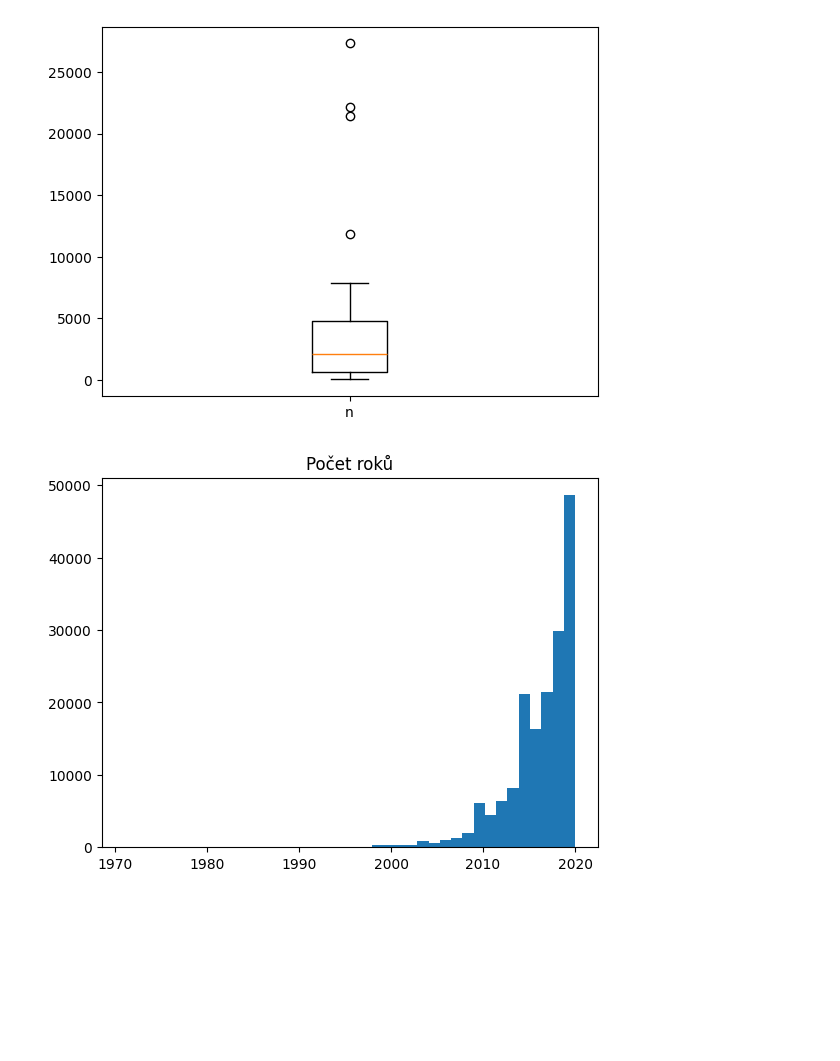
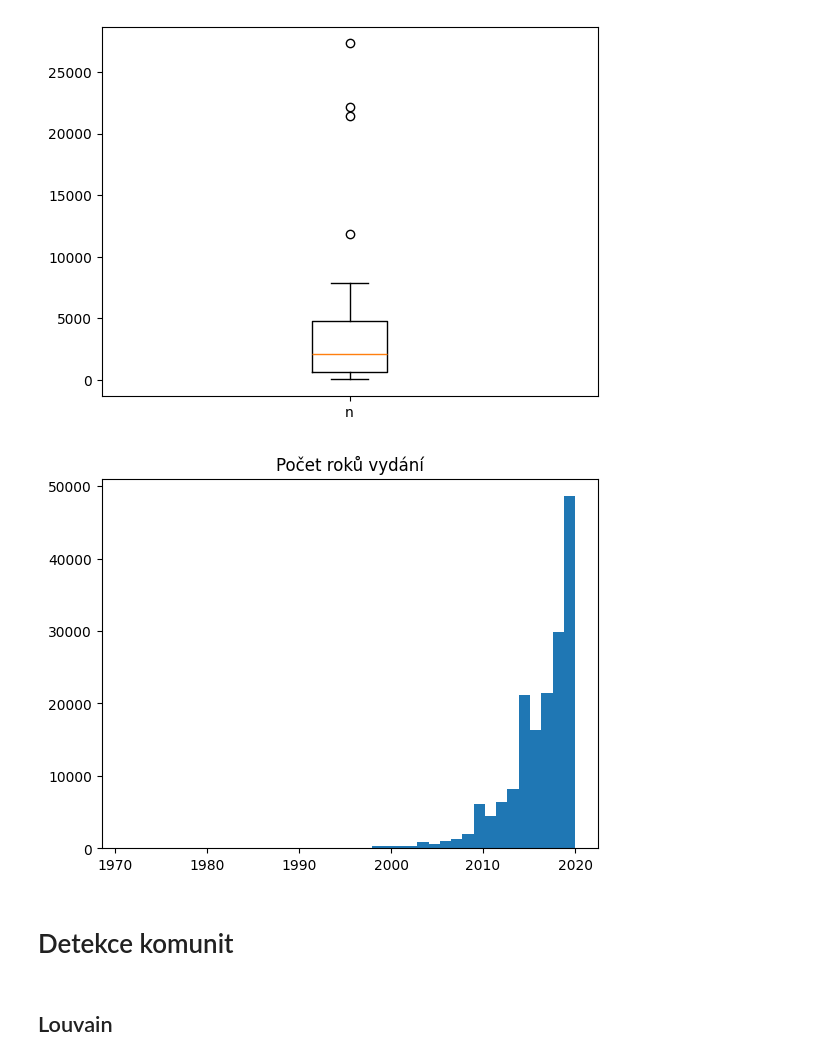
Before and after one commit to S0u1y/Seminar_Project, a Jupyter notebook: main.ipynb, the cells around one changed output. Drawn from its saved outputs; the diff is of its cells as text; code cells hidden in the pictures; blank space fills up the shorter version.

```diff
--- a/main.ipynb
+++ b/main.ipynb
@@ -8,9 +8,10 @@ import matplotlib.pyplot as plt
 
 import timeit
 # %%
-base_network_path = ".\\Base.gexf"
-labels_file = "..\\ogbn-arxiv\\raw\\node-label.csv"
-years_file = "..\\ogbn-arxiv\\raw\\node_year.csv"
+base_network_path = "./Base.gexf"
+labels_file = "../ogbn-arxiv/raw/node-label.csv"
+years_file = "../ogbn-arxiv/raw/node_year.csv"
+features_file = "../ogbn-arxiv/raw/node_year.csv"
 # %%
 with open(labels_file, "r") as file:
     labels_content = np.array(list(csv.reader(file)), dtype=np.int8)
@@ -43,8 +44,12 @@ plt.show()
 # %% [output]
 [figure]
 # %%
-plt.title("Počet roků")
+plt.title("Počet roků vydání")
 plt.hist(years_content, bins=40)
 plt.show()
 # %% [output]
-[figure, old version]
+[figure, new version]
+# %% [markdown]
+# Detekce komunit
+# %% [markdown]
+## Louvain
```
Also changed, not shown: parts of 31 cells of this notebook.
